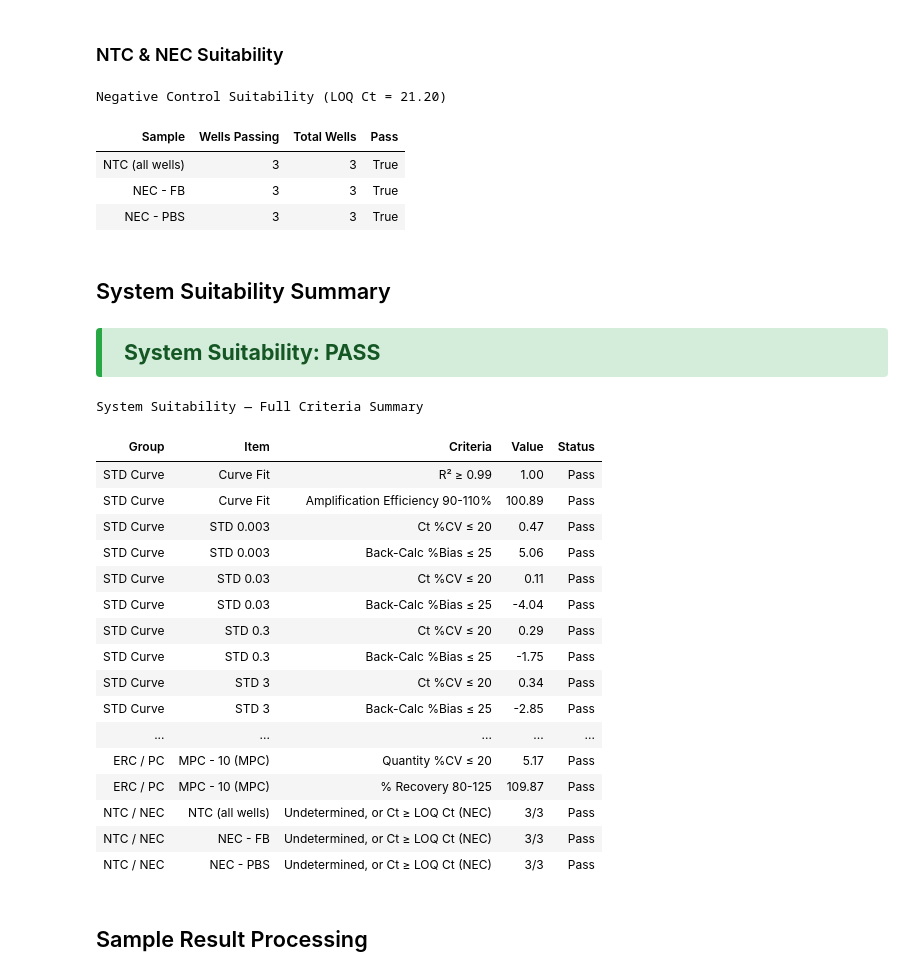
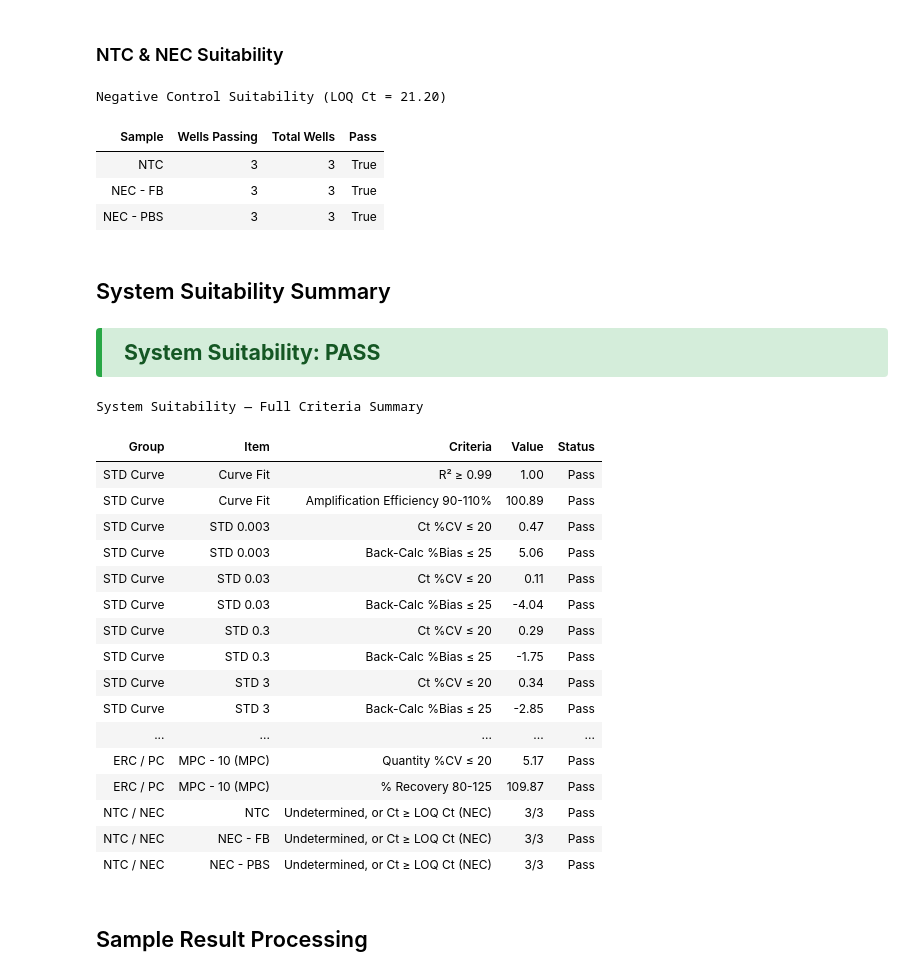
Before and after one commit to GabiRivera0011/resiDNA_workflows, a Jupyter notebook: Notebooks/01_Phase I.ipynb, the cells around one changed output. Saved outputs shown, nothing was run; the diff lists cells and outputs as text; code cells hidden in the pictures.

```diff
--- a/Notebooks/01_Phase I.ipynb
+++ b/Notebooks/01_Phase I.ipynb
@@ -731,35 +731,35 @@ nec_df = controls_df[controls_df["control_type"] == "NEC"].copy()
 nec_df["well_pass"] = nec_df["ct"].isna() | (nec_df["ct"] >= loq_ct)
 
 nec_summary = (
     nec_df.groupby("sample_name", as_index=False)
     .agg(**{"Wells Passing": ("well_pass", "sum"), "Total Wells": ("well_pass", "size")})
 )
 nec_summary["Pass"] = nec_summary["Wells Passing"] == nec_summary["Total Wells"]
 nec_summary = nec_summary.rename(columns={"sample_name": "Sample"})
 
 negative_control_summary = pd.concat(
     [
         pd.DataFrame([{
-            "Sample": "NTC (all wells)",
+            "Sample": "NTC",
             "Wells Passing": int(ntc_df["ct"].isna().sum()),
             "Total Wells": len(ntc_df),
             "Pass": ntc_pass,
         }]),
         nec_summary,
     ],
     ignore_index=True,
 )
 
 style_table(
     negative_control_summary,
     caption=f"Negative Control Suitability (LOQ Ct = {loq_ct:.2f})",
     align="left",
     precision=0,
 )
 # %% [output]
 Negative Control Suitability (LOQ Ct = 21.20)
 | Sample | Wells Passing | Total Wells | Pass |
-| NTC (all wells) | 3 | 3 | True |
+| NTC | 3 | 3 | True |
 | NEC - FB | 3 | 3 | True |
 | NEC - PBS | 3 | 3 | True |
 # %% [markdown]
@@ -874,7 +874,7 @@ System Suitability — Full Criteria Summary
 | ... | ... | ... | ... | ... |
 | ERC / PC | MPC - 10 (MPC) | Quantity %CV ≤ 20 | 5.17 | Pass |
 | ERC / PC | MPC - 10 (MPC) | % Recovery 80-125 | 109.87 | Pass |
-| NTC / NEC | NTC (all wells) | Undetermined, or Ct ≥ LOQ Ct (NEC) | 3/3 | Pass |
+| NTC / NEC | NTC | Undetermined, or Ct ≥ LOQ Ct (NEC) | 3/3 | Pass |
 | NTC / NEC | NEC - FB | Undetermined, or Ct ≥ LOQ Ct (NEC) | 3/3 | Pass |
 | NTC / NEC | NEC - PBS | Undetermined, or Ct ≥ LOQ Ct (NEC) | 3/3 | Pass |
 # %% [markdown]
```
